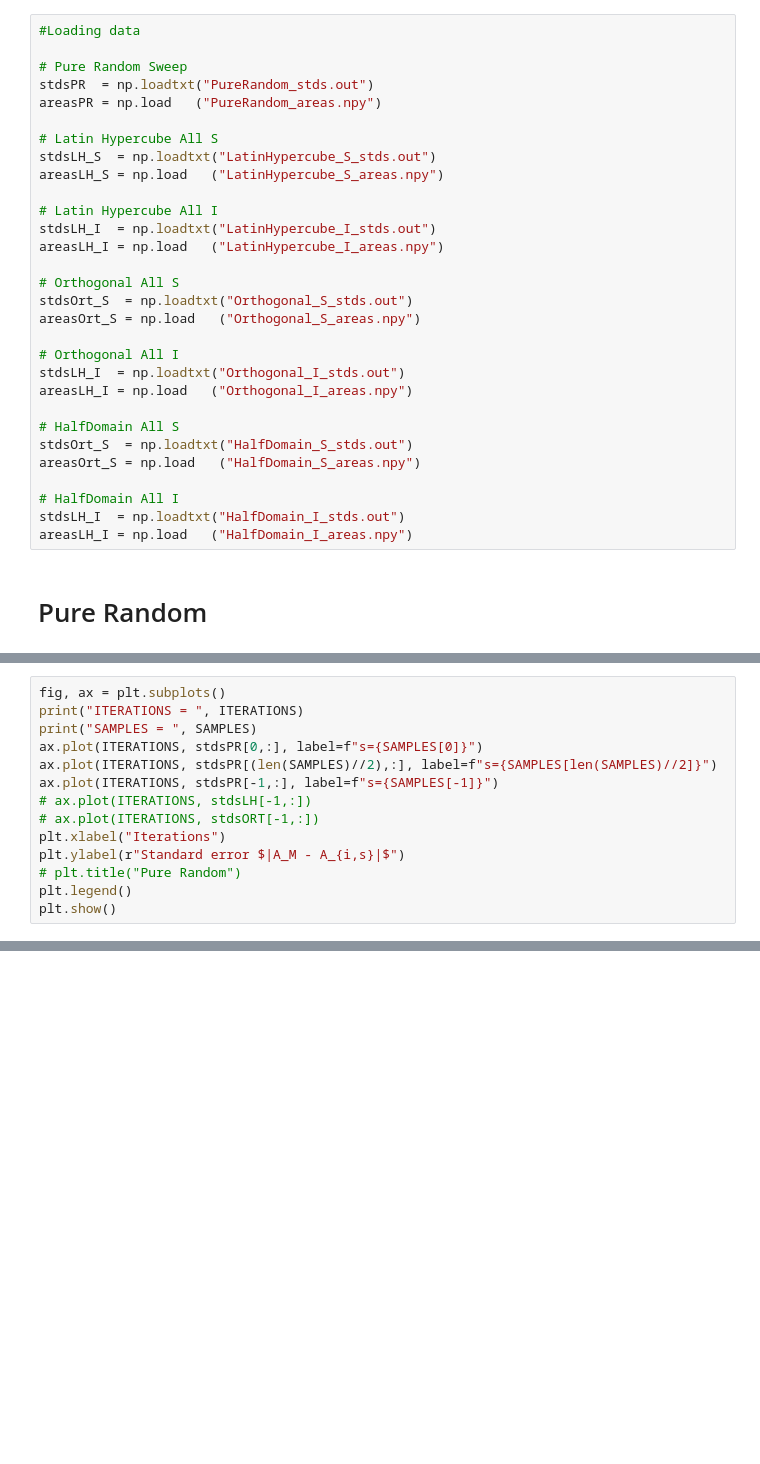
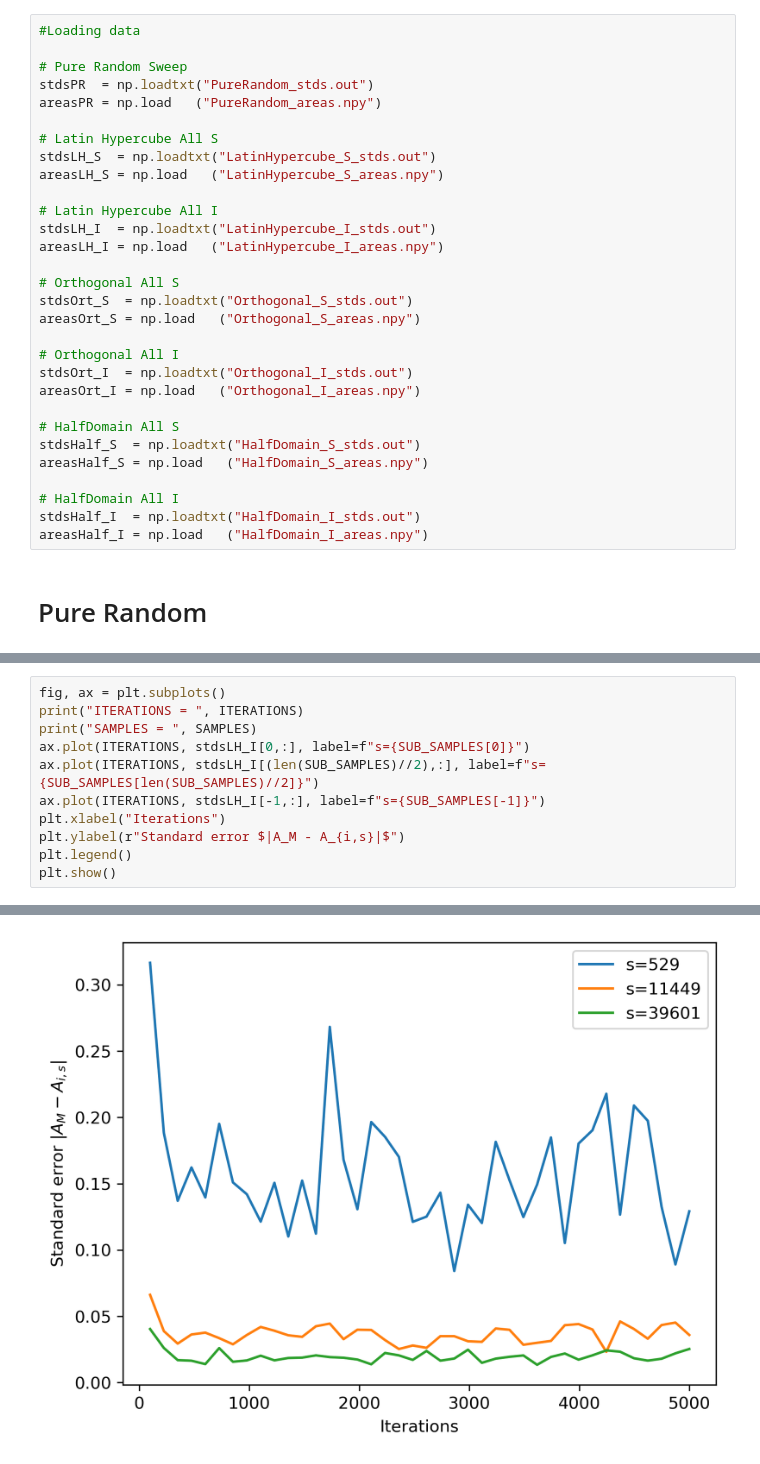
Before and after one commit to Kattelijn/Stochastic-Simulation, a Jupyter notebook: mandelbrot_MC_testPlots.ipynb, the cells around one changed output, grey strips where cells are left out. Drawn from its saved outputs; the diff is of its cells as text; blank space fills up the shorter version.

```diff
--- a/mandelbrot_MC_testPlots.ipynb
+++ b/mandelbrot_MC_testPlots.ipynb
@@ -305,15 +305,15 @@ stdsOrt_S  = np.loadtxt("Orthogonal_S_stds.out")
 areasOrt_S = np.load   ("Orthogonal_S_areas.npy")
 
 # Orthogonal All I
-stdsLH_I  = np.loadtxt("Orthogonal_I_stds.out")
-areasLH_I = np.load   ("Orthogonal_I_areas.npy")
+stdsOrt_I  = np.loadtxt("Orthogonal_I_stds.out")
+areasOrt_I = np.load   ("Orthogonal_I_areas.npy")
 
 # HalfDomain All S
-stdsOrt_S  = np.loadtxt("HalfDomain_S_stds.out")
-areasOrt_S = np.load   ("HalfDomain_S_areas.npy")
+stdsHalf_S  = np.loadtxt("HalfDomain_S_stds.out")
+areasHalf_S = np.load   ("HalfDomain_S_areas.npy")
 
 # HalfDomain All I
-stdsLH_I  = np.loadtxt("HalfDomain_I_stds.out")
-areasLH_I = np.load   ("HalfDomain_I_areas.npy")
+stdsHalf_I  = np.loadtxt("HalfDomain_I_stds.out")
+areasHalf_I = np.load   ("HalfDomain_I_areas.npy")
 # %% [markdown]
 # Pure Random
@@ -359,13 +361,11 @@ plt.show()
 fig, ax = plt.subplots()
 print("ITERATIONS = ", ITERATIONS)
 print("SAMPLES = ", SAMPLES)
-ax.plot(ITERATIONS, stdsPR[0,:], label=f"s={SAMPLES[0]}")
-ax.plot(ITERATIONS, stdsPR[(len(SAMPLES)//2),:], label=f"s={SAMPLES[len(SAMPLES)//2]}")
-ax.plot(ITERATIONS, stdsPR[-1,:], label=f"s={SAMPLES[-1]}")
-# ax.plot(ITERATIONS, stdsLH[-1,:])
-# ax.plot(ITERATIONS, stdsORT[-1,:])
+ax.plot(ITERATIONS, stdsLH_I[0,:], label=f"s={SUB_SAMPLES[0]}")
+ax.plot(ITERATIONS, stdsLH_I[(len(SUB_SAMPLES)//2),:], label=f"s={SUB_SAMPLES[len(SUB_SAMPLES)//2]}")
+ax.plot(ITERATIONS, stdsLH_I[-1,:], label=f"s={SUB_SAMPLES[-1]}")
 plt.xlabel("Iterations")
 plt.ylabel(r"Standard error $|A_M - A_{i,s}|$")
-# plt.title("Pure Random")
 plt.legend()
 plt.show()
+# %% [output]
@@ -371,0 +379 @@ plt.show()
+[figure, added]
```
Also changed, not shown: parts of 25 cells of this notebook.
